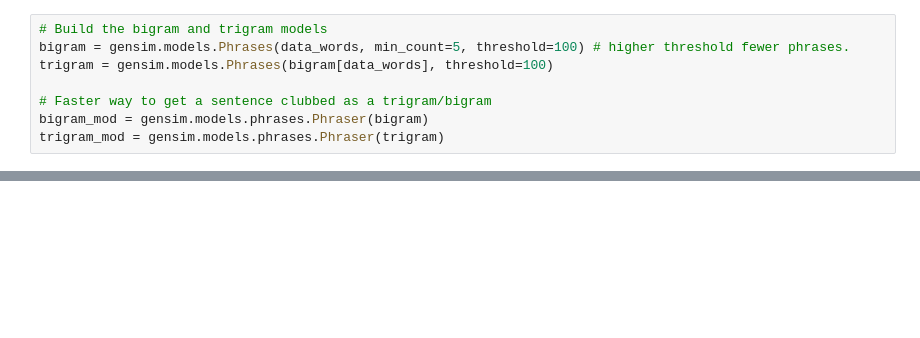
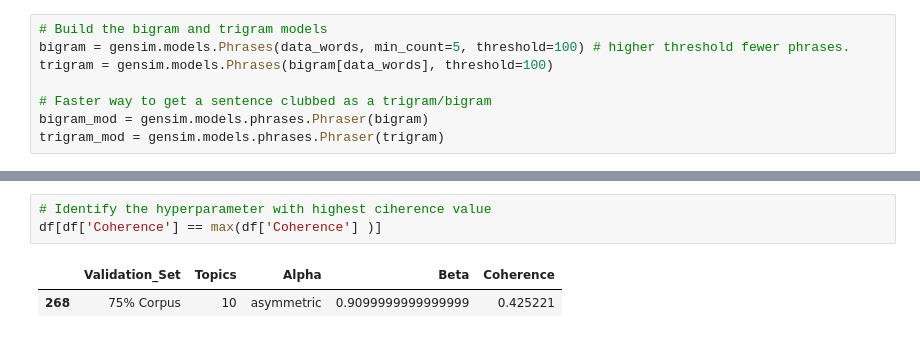
Before and after one commit to Harikr16/harikr16.github.io, a Jupyter notebook: _jupyter/topi_modelling_coherence.ipynb, the cells around one changed output, grey strips where cells are left out. Drawn from its saved outputs; the diff is of its cells as text; blank space fills up the shorter version.

```diff
--- a/_jupyter/topi_modelling_coherence.ipynb
+++ b/_jupyter/topi_modelling_coherence.ipynb
@@ -276,0 +336,6 @@ if 1 == 1:
+# %%
+# Identify the hyperparameter with highest ciherence value
+df[df['Coherence'] == max(df['Coherence'] )]
+# %% [output]
+|  | Validation_Set | Topics | Alpha | Beta | Coherence |
+| 268 | 75% Corpus | 10 | asymmetric | 0.9099999999999999 | 0.425221 |
```
Also changed, not shown: parts of 47 cells of this notebook, 3 other files.
